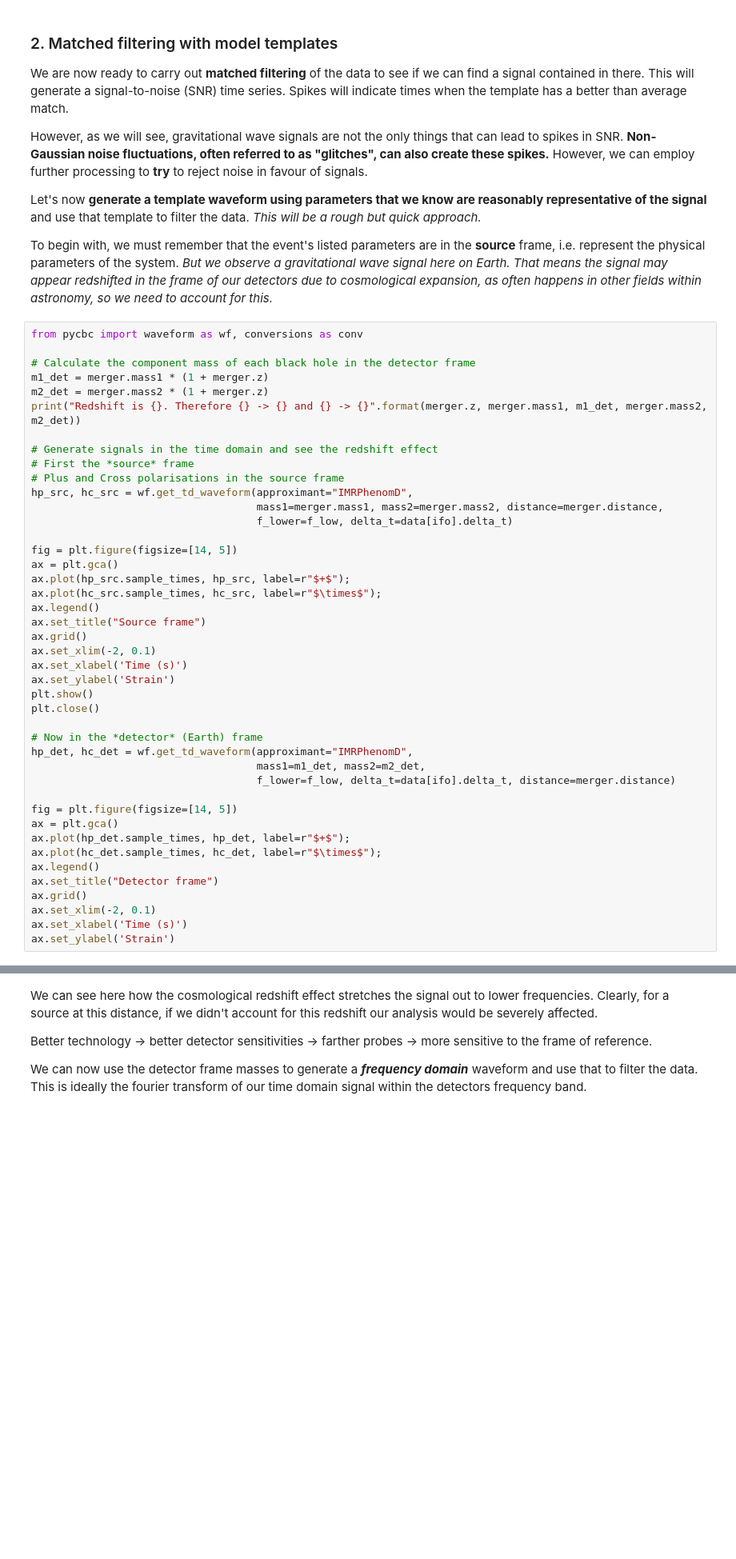
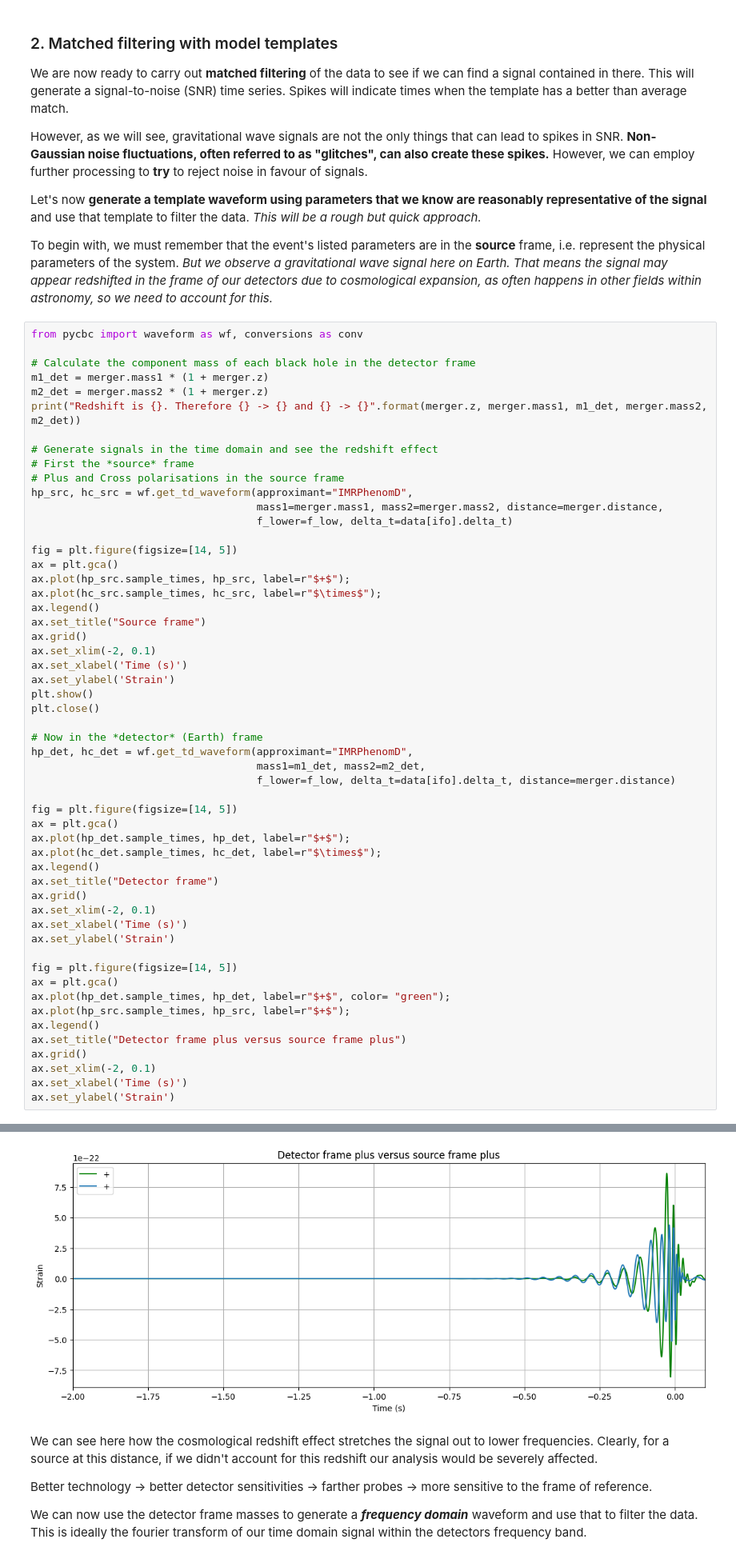
Before and after one commit to Naga203/nikhef, a Jupyter notebook: tutorial_notebooks/1_detection_and_preprocessing.ipynb, the cells around one changed output, grey strips where cells are left out. Shown at 80% size. Cells and saved outputs as stored; diff of their text form; blank space fills up the shorter version.

```diff
--- a/tutorial_notebooks/1_detection_and_preprocessing.ipynb
+++ b/tutorial_notebooks/1_detection_and_preprocessing.ipynb
@@ -346,33 +328,45 @@ ax.plot(hp_src.sample_times, hp_src, label=r"$+$");
 ax.plot(hc_src.sample_times, hc_src, label=r"$\times$");
 ax.legend()
 ax.set_title("Source frame")
 ax.grid()
 ax.set_xlim(-2, 0.1)
 ax.set_xlabel('Time (s)')
 ax.set_ylabel('Strain')
 plt.show()
 plt.close()
 
 # Now in the *detector* (Earth) frame
 hp_det, hc_det = wf.get_td_waveform(approximant="IMRPhenomD",
                                     mass1=m1_det, mass2=m2_det,
                                     f_lower=f_low, delta_t=data[ifo].delta_t, distance=merger.distance)
 
 fig = plt.figure(figsize=[14, 5])
 ax = plt.gca()
 ax.plot(hp_det.sample_times, hp_det, label=r"$+$");
 ax.plot(hc_det.sample_times, hc_det, label=r"$\times$");
 ax.legend()
 ax.set_title("Detector frame")
 ax.grid()
 ax.set_xlim(-2, 0.1)
 ax.set_xlabel('Time (s)')
 ax.set_ylabel('Strain')
+
+fig = plt.figure(figsize=[14, 5])
+ax = plt.gca()
+ax.plot(hp_det.sample_times, hp_det, label=r"$+$", color= "green");
+ax.plot(hp_src.sample_times, hp_src, label=r"$+$");
+ax.legend()
+ax.set_title("Detector frame plus versus source frame plus")
+ax.grid()
+ax.set_xlim(-2, 0.1)
+ax.set_xlabel('Time (s)')
+ax.set_ylabel('Strain')
 # %% [output]
 Redshift is 0.64. Therefore 95.3 -> 156.292 and 69.0 -> 113.16000000000001
 [figure]
 Text(0, 0.5, 'Strain')
 [figure]
+[figure, added]
 # %% [markdown]
 We can see here how the cosmological redshift effect stretches the signal out to lower frequencies. Clearly, for a source at this distance, if we didn't account for this redshift our analysis would be severely affected.
 
```
Also changed, not shown: parts of 1 cell of this notebook.
